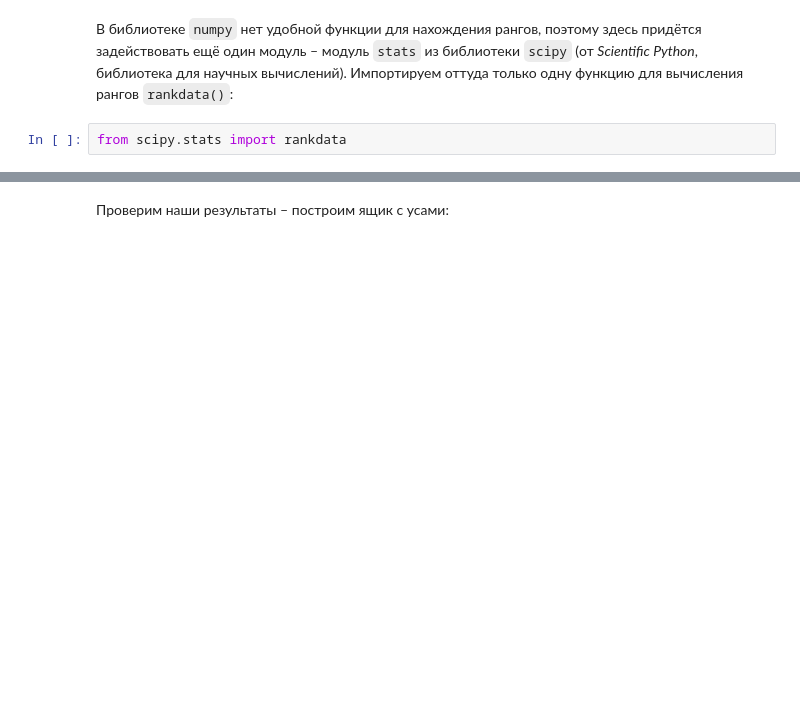
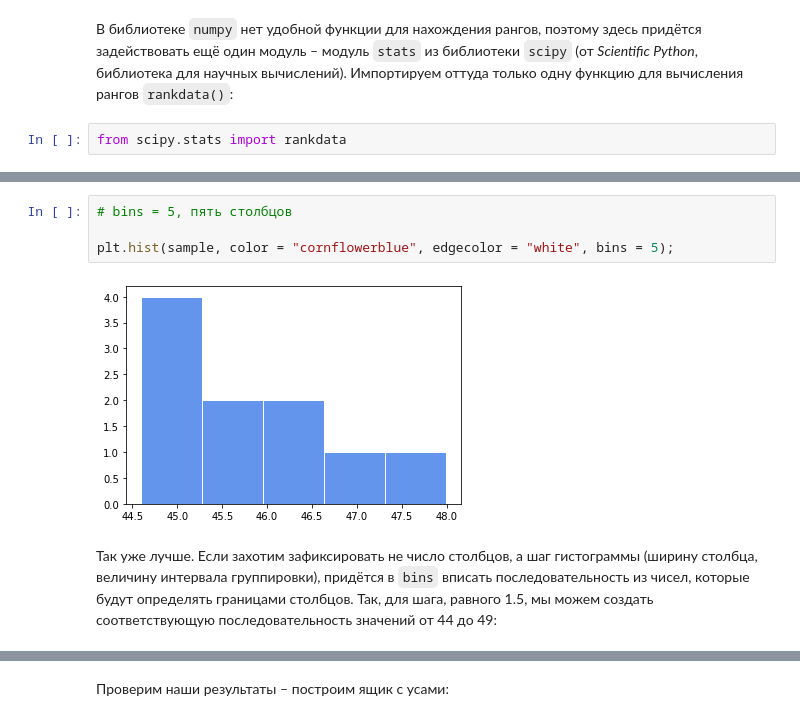
Before and after one commit to allatambov/IntroProbStat2024, a Jupyter notebook: stats-practice01-01.ipynb, the cells around one changed output, grey strips where cells are left out. Saved outputs shown, nothing was run; the diff lists cells and outputs as text; blank space fills up the shorter version.

```diff
--- a/stats-practice01-01.ipynb
+++ b/stats-practice01-01.ipynb
@@ -68,0 +145,8 @@ rankdata(sample)
+# %%
+# bins = 5, пять столбцов
+
+plt.hist(sample, color = "cornflowerblue", edgecolor = "white", bins = 5);
+# %% [output]
+[figure, added]
+# %% [markdown]
+Так уже лучше. Если захотим зафиксировать не число столбцов, а шаг гистограммы (ширину столбца, величину интервала группировки), придётся в `bins` вписать последовательность из чисел, которые будут определять границами столбцов. Так, для шага, равного 1.5, мы можем создать соответствующую последовательность значений от 44 до 49:
```
Also changed, not shown: parts of 69 cells of this notebook.
